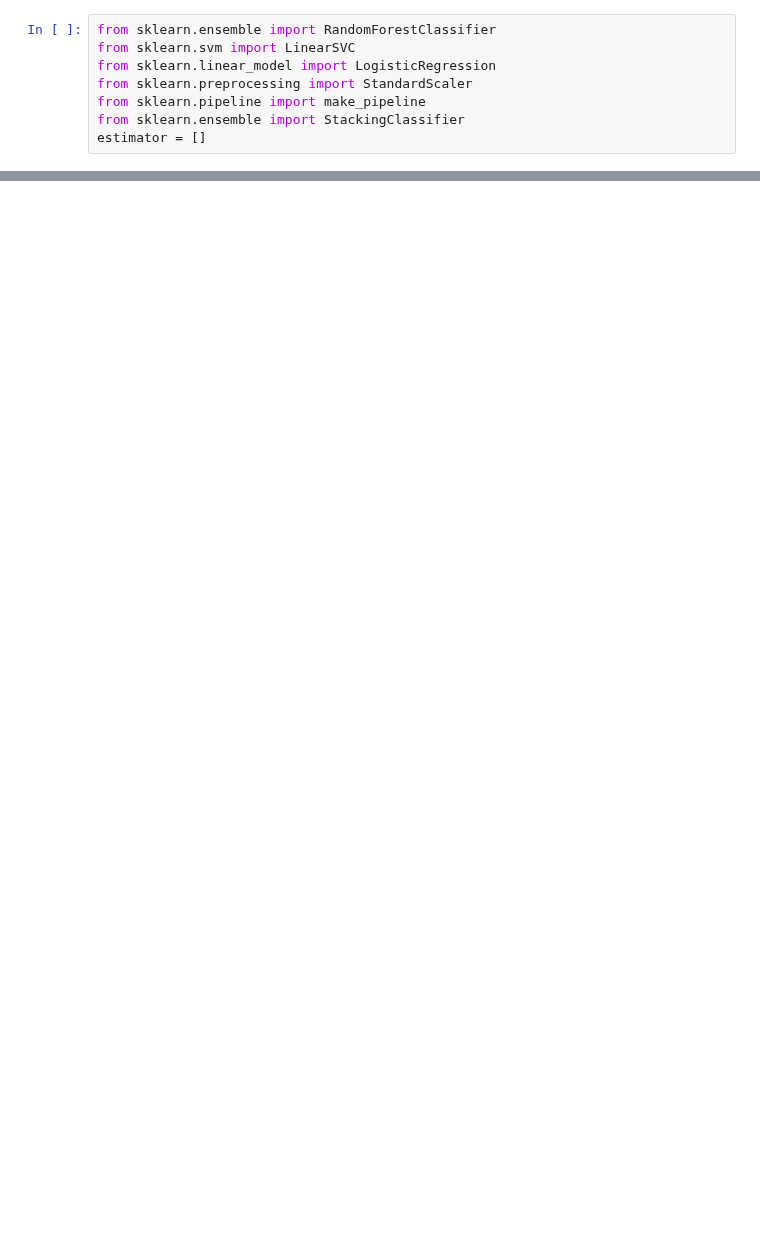
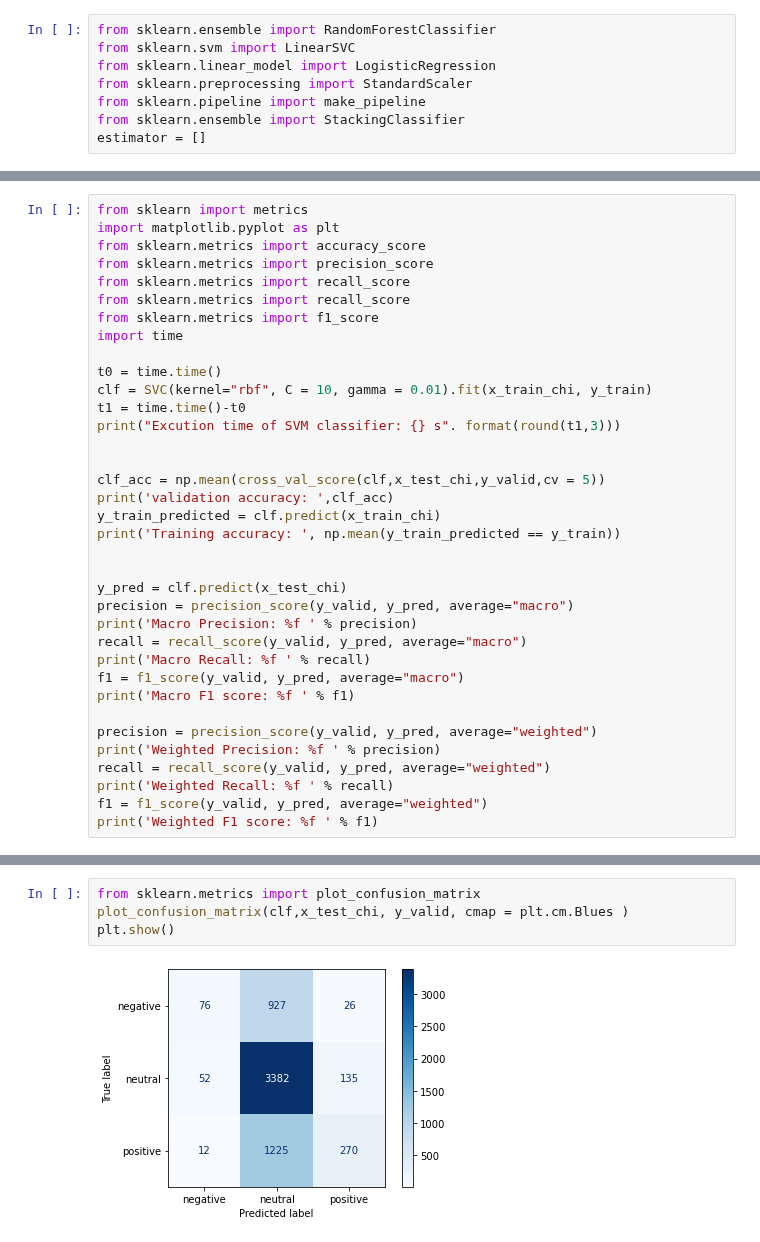
Before and after one commit to RicardoXXXXXX/Tweet-s-sentiment-prediction, a Jupyter notebook: COMP30027-Assignment2-feature_analysis.ipynb, the cells around one changed output, grey strips where cells are left out. Saved outputs shown, nothing was run; the diff lists cells and outputs as text; blank space fills up the shorter version.

```diff
--- a/COMP30027-Assignment2-feature_analysis.ipynb
+++ b/COMP30027-Assignment2-feature_analysis.ipynb
@@ -160,0 +382,36 @@ estimator = []
+# %%
+from sklearn import metrics
+import matplotlib.pyplot as plt
+from sklearn.metrics import accuracy_score
+from sklearn.metrics import precision_score
+from sklearn.metrics import recall_score
+from sklearn.metrics import recall_score
+from sklearn.metrics import f1_score
+import time
+
+t0 = time.time()
+clf = SVC(kernel="rbf", C = 10, gamma = 0.01).fit(x_train_chi, y_train)
+t1 = time.time()-t0
+print("Excution time of SVM classifier: {} s". format(round(t1,3)))
+
+
+clf_acc = np.mean(cross_val_score(clf,x_test_chi,y_valid,cv = 5))
+print('validation accuracy: ',clf_acc)
+y_train_predicted = clf.predict(x_train_chi)
+print('Training accuracy: ', np.mean(y_train_predicted == y_train))
+
+
+y_pred = clf.predict(x_test_chi)
+precision = precision_score(y_valid, y_pred, average="macro")
+print('Macro Precision: %f ' % precision)
+recall = recall_score(y_valid, y_pred, average="macro")
+print('Macro Recall: %f ' % recall)
+f1 = f1_score(y_valid, y_pred, average="macro")
+print('Macro F1 score: %f ' % f1)
+
+precision = precision_score(y_valid, y_pred, average="weighted")
+print('Weighted Precision: %f ' % precision)
+recall = recall_score(y_valid, y_pred, average="weighted")
+print('Weighted Recall: %f ' % recall)
+f1 = f1_score(y_valid, y_pred, average="weighted")
+print('Weighted F1 score: %f ' % f1)
@@ -160,0 +428,6 @@ estimator = []
+# %%
+from sklearn.metrics import plot_confusion_matrix
+plot_confusion_matrix(clf,x_test_chi, y_valid, cmap = plt.cm.Blues )
+plt.show()
+# %% [output]
+[figure, added]
```
Also changed, not shown: parts of 28 cells of this notebook.
